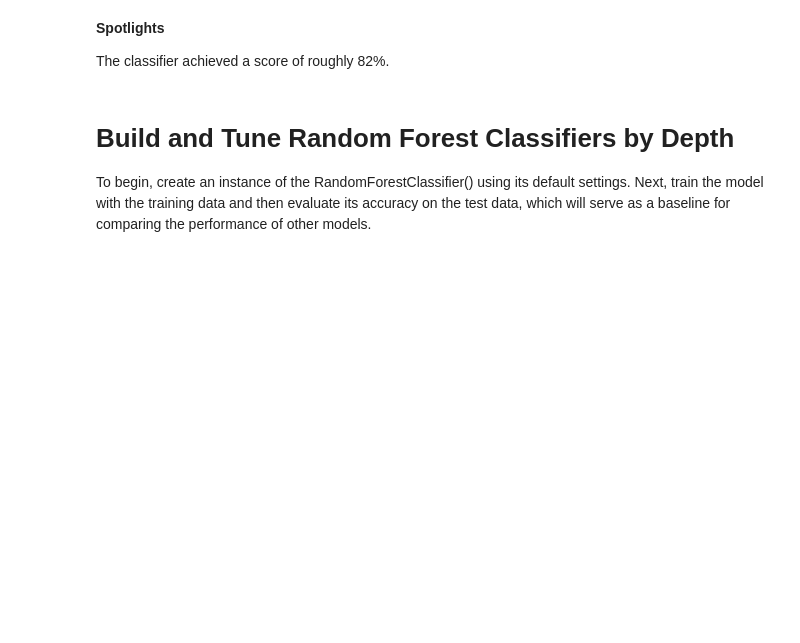
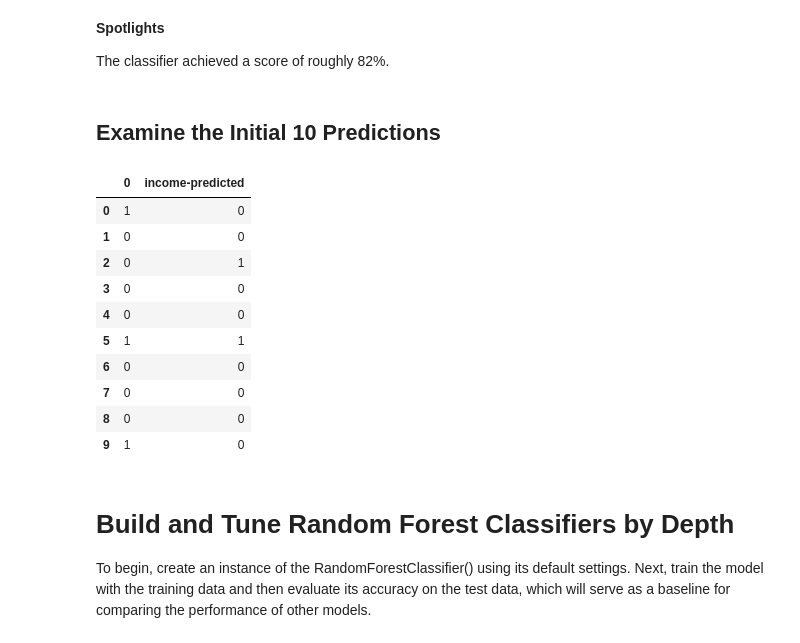
Before and after one commit to tyrantdavis/random-forests-census-income, a Jupyter notebook: random-forest.ipynb, the cells around one changed output. Drawn from its saved outputs; the diff is of its cells as text; code cells hidden in the pictures; blank space fills up the shorter version.

```diff
--- a/random-forest.ipynb
+++ b/random-forest.ipynb
@@ -238,6 +240,28 @@ Accuracy score for default random forest: 81.928%
 **Spotlights**
 
 The classifier achieved a score of roughly 82%.
+# %% [markdown]
+## Examine the Initial 10 Predictions
+# %%
+"""Execute test set predictions"""
+predictions = rf.predict(x_test)
+
+"""Examine the initial 10 predictions comapred to actuals for mpg"""
+results = pd.DataFrame(y_test[-10:])
+results.insert(1, "income-predicted", predictions[:10].round(2))
+results
+# %% [output]
+|  | 0 | income-predicted |
+| 0 | 1 | 0 |
+| 1 | 0 | 0 |
+| 2 | 0 | 1 |
+| 3 | 0 | 0 |
+| 4 | 0 | 0 |
+| 5 | 1 | 1 |
+| 6 | 0 | 0 |
+| 7 | 0 | 0 |
+| 8 | 0 | 0 |
+| 9 | 1 | 0 |
 # %% [markdown]
 # Build and Tune Random Forest Classifiers by Depth
 
```
Also changed, not shown: parts of 12 cells of this notebook.
